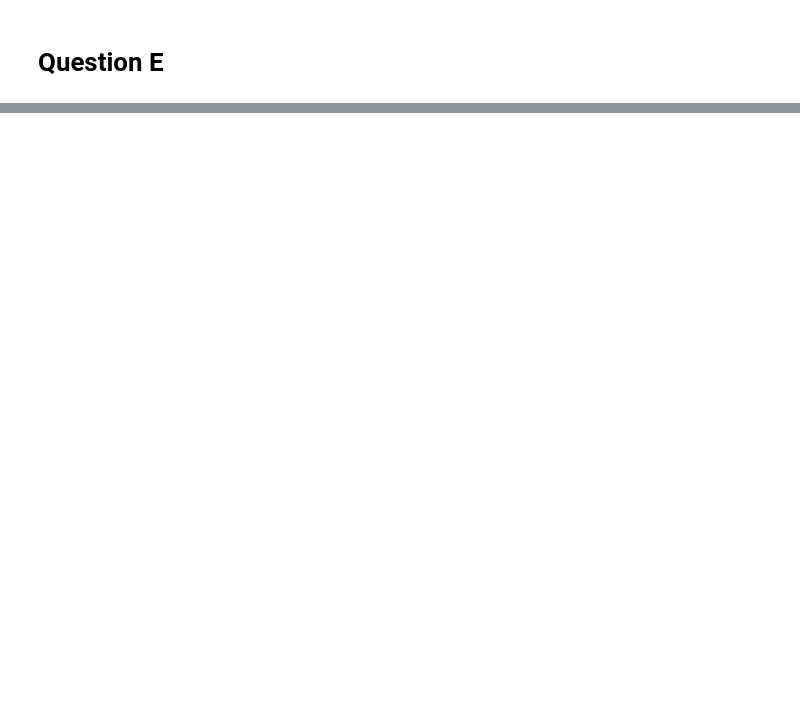
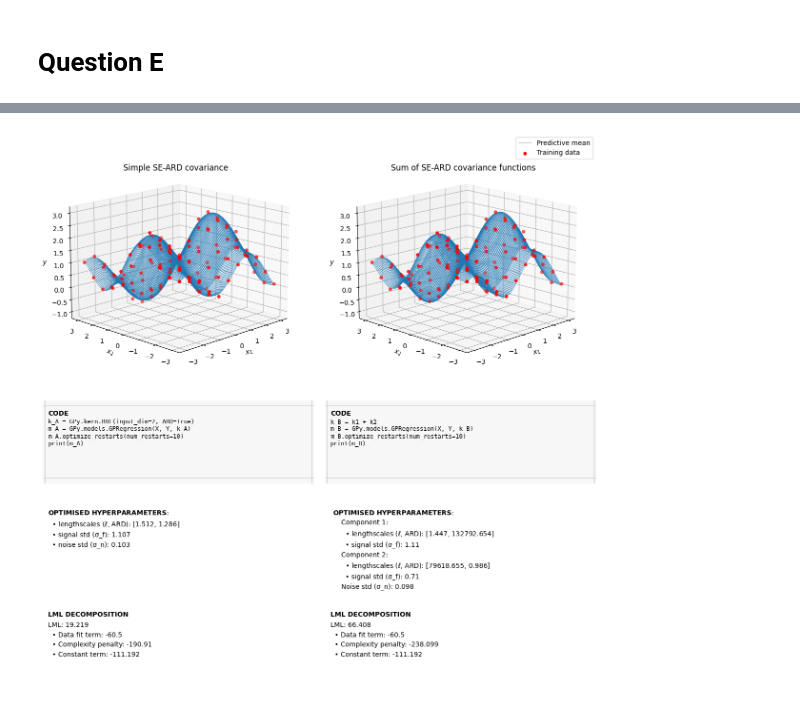
Before and after one commit to Olubusolami-R/gaussian-processes-cw, a Jupyter notebook: 2526/cw1/coursework1.ipynb, the cells around one changed output, grey strips where cells are left out. Cells and saved outputs as stored; diff of their text form; code cells hidden in the pictures; blank space fills up the shorter version.

```diff
--- a/2526/cw1/coursework1.ipynb
+++ b/2526/cw1/coursework1.ipynb
@@ -358,0 +518,14 @@ NLML_B = m_B.log_likelihood() * -1
+# %%
+codeA = """k_A = GPy.kern.RBF(input_dim=2, ARD=True)
+m_A = GPy.models.GPRegression(X, Y, k_A)
+m_A.optimize_restarts(num_restarts=10)
+print(m_A)"""
+
+codeB = """k_B = k1 + k2
+m_B = GPy.models.GPRegression(X, Y, k_B)
+m_B.optimize_restarts(num_restarts=10)
+print(m_B)"""
+
+cw1utils.plot_2d_predictive(m_A, m_B, codeA=codeA, codeB=codeB, save_path=None)
+# %% [output]
+[figure, added]
```
Also changed, not shown: parts of 20 cells of this notebook.
